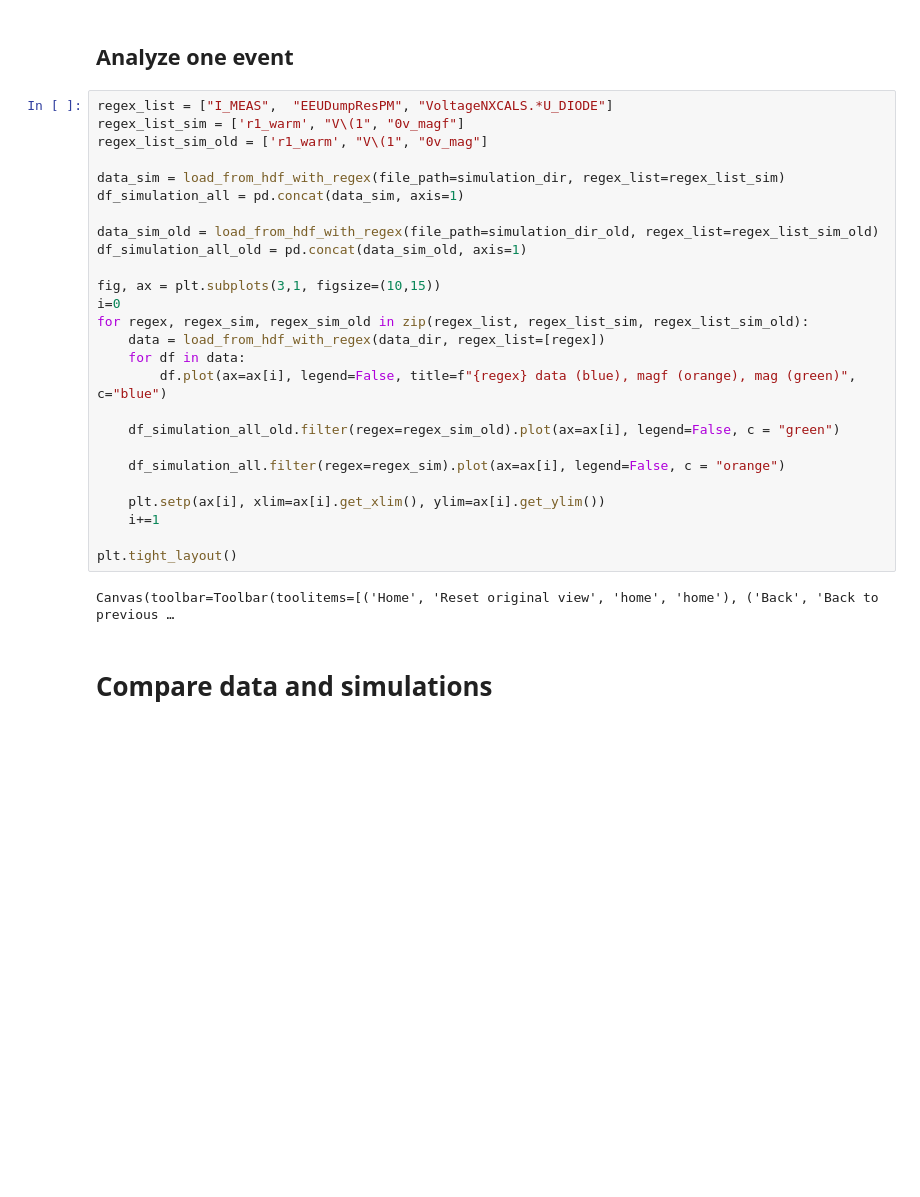
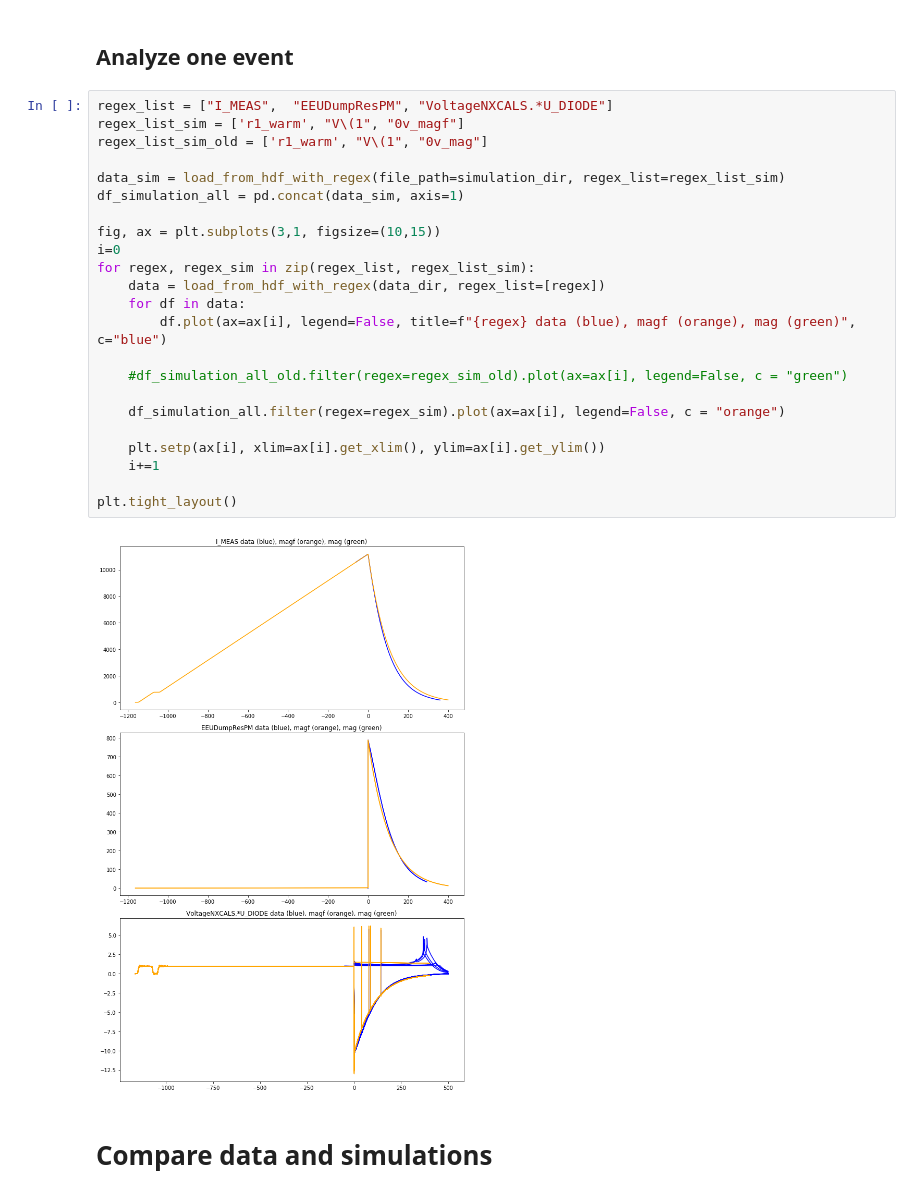
Before and after one commit to cobermai/lhc_anomaly_detection, a Jupyter notebook: notebooks/RB_FPA_acquisition_simulation_comparison.ipynb, the cells around one changed output. Drawn from its saved outputs; the diff is of its cells as text; blank space fills up the shorter version.

```diff
--- a/notebooks/RB_FPA_acquisition_simulation_comparison.ipynb
+++ b/notebooks/RB_FPA_acquisition_simulation_comparison.ipynb
@@ -84,31 +160,28 @@ data_dir = data_path  / (fpa_identifier + ".hdf5")
 # %%
 regex_list = ["I_MEAS",  "EEUDumpResPM", "VoltageNXCALS.*U_DIODE"]
 regex_list_sim = ['r1_warm', "V\(1", "0v_magf"]
 regex_list_sim_old = ['r1_warm', "V\(1", "0v_mag"]
 
 data_sim = load_from_hdf_with_regex(file_path=simulation_dir, regex_list=regex_list_sim)
 df_simulation_all = pd.concat(data_sim, axis=1)
 
-data_sim_old = load_from_hdf_with_regex(file_path=simulation_dir_old, regex_list=regex_list_sim_old)
-df_simulation_all_old = pd.concat(data_sim_old, axis=1)
-
 fig, ax = plt.subplots(3,1, figsize=(10,15))
 i=0
-for regex, regex_sim, regex_sim_old in zip(regex_list, regex_list_sim, regex_list_sim_old):
+for regex, regex_sim in zip(regex_list, regex_list_sim):
     data = load_from_hdf_with_regex(data_dir, regex_list=[regex])
     for df in data:
         df.plot(ax=ax[i], legend=False, title=f"{regex} data (blue), magf (orange), mag (green)", c="blue")
 
-    df_simulation_all_old.filter(regex=regex_sim_old).plot(ax=ax[i], legend=False, c = "green")
+    #df_simulation_all_old.filter(regex=regex_sim_old).plot(ax=ax[i], legend=False, c = "green")
 
     df_simulation_all.filter(regex=regex_sim).plot(ax=ax[i], legend=False, c = "orange")
 
     plt.setp(ax[i], xlim=ax[i].get_xlim(), ylim=ax[i].get_ylim())
     i+=1
 
 plt.tight_layout()
 # %% [output]
-Canvas(toolbar=Toolbar(toolitems=[('Home', 'Reset original view', 'home', 'home'), ('Back', 'Back to previous …
+[figure, added]
 # %% [markdown]
 # Compare data and simulations
 # %%
```
Also changed, not shown: parts of 9 cells of this notebook, 5 other files.
